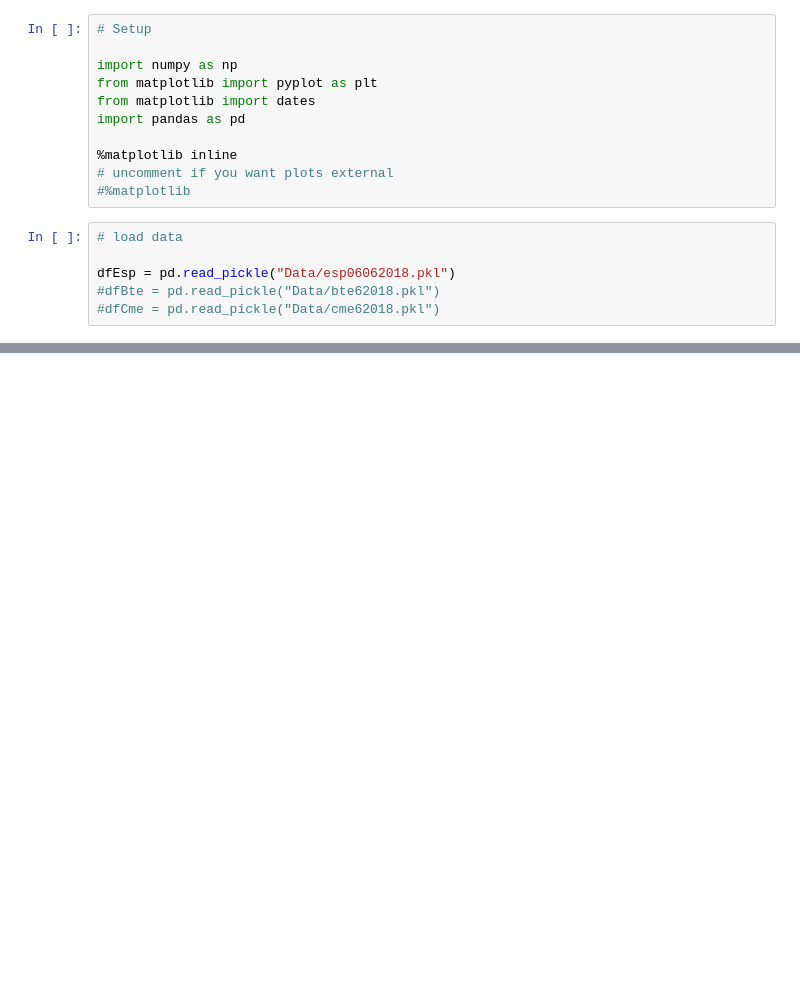
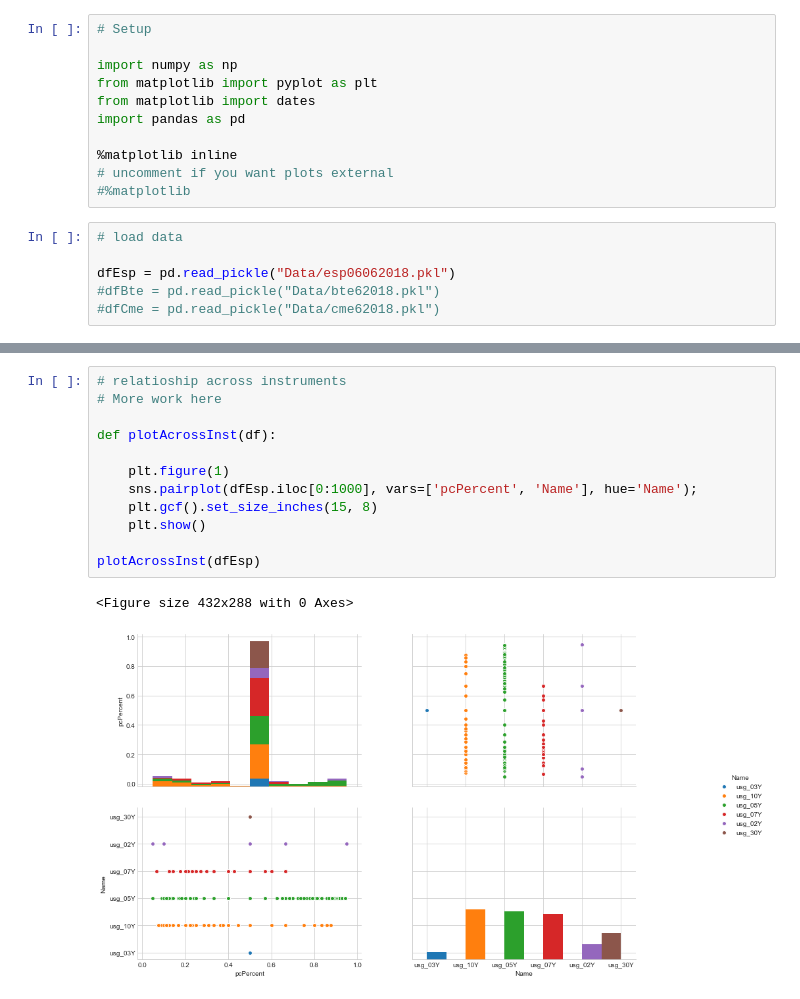
Before and after one commit to supandey/exch-nn-fun, a Jupyter notebook: DataExplore.ipynb, the cells around one changed output, grey strips where cells are left out. Cells and saved outputs as stored; diff of their text form; blank space fills up the shorter version.

```diff
--- a/DataExplore.ipynb
+++ b/DataExplore.ipynb
@@ -124,3 +165,18 @@ plotsSeaborn(dfEsp, instNum)
 [figure]
 [figure]
 [figure]
+# %%
+# relatioship across instruments
+# More work here
+
+def plotAcrossInst(df):
+
+    plt.figure(1)
+    sns.pairplot(dfEsp.iloc[0:1000], vars=['pcPercent', 'Name'], hue='Name');
+    plt.gcf().set_size_inches(15, 8)
+    plt.show()
+
+plotAcrossInst(dfEsp)
+# %% [output]
+<Figure size 432x288 with 0 Axes>
+[figure, added]
```
Also changed, not shown: parts of 3 cells of this notebook.
